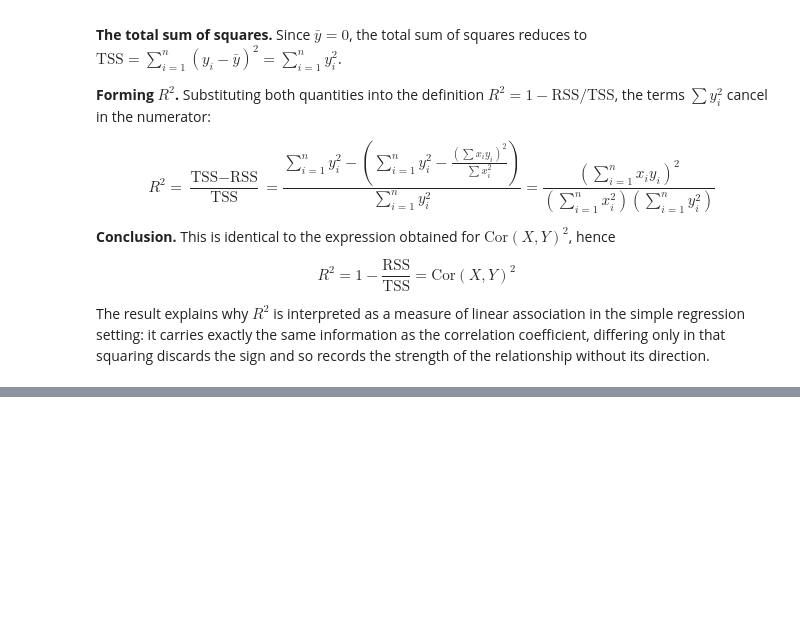
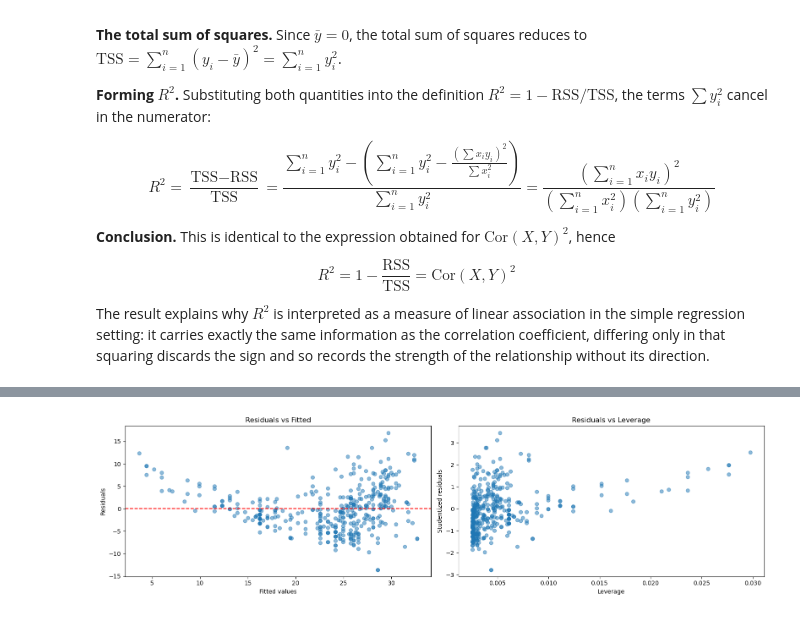
Before and after one commit to fatima-zahra20/ISLP-Solutions, a Jupyter notebook: MySolutionISLP_02.ipynb, the cells around one changed output, grey strips where cells are left out. Saved outputs shown, nothing was run; the diff lists cells and outputs as text; code cells hidden in the pictures; blank space fills up the shorter version.

```diff
--- a/MySolutionISLP_02.ipynb
+++ b/MySolutionISLP_02.ipynb
@@ -172,0 +245,19 @@ The result explains why $R^2$ is interpreted as a measure of linear association
+# %%
+
+fig, axes = plt.subplots(1, 2, figsize=(16, 4.5))
+
+axes[0].scatter(M_lm.fittedvalues, M_lm.resid, alpha=0.5)
+axes[0].axhline(0, color='r', ls='--')
+axes[0].set_xlabel('Fitted values'); axes[0].set_ylabel('Residuals')
+axes[0].set_title('Residuals vs Fitted')
+
+
+# leverage
+infl = M_lm.get_influence()
+axes[1].scatter(infl.hat_matrix_diag, infl.resid_studentized_internal, alpha=0.5)
+axes[1].set_xlabel('Leverage'); axes[1].set_ylabel('Studentized residuals')
+axes[1].set_title('Residuals vs Leverage')
+
+plt.tight_layout()
+# %% [output]
+[figure, added]
```
Also changed, not shown: parts of 6 cells of this notebook.
